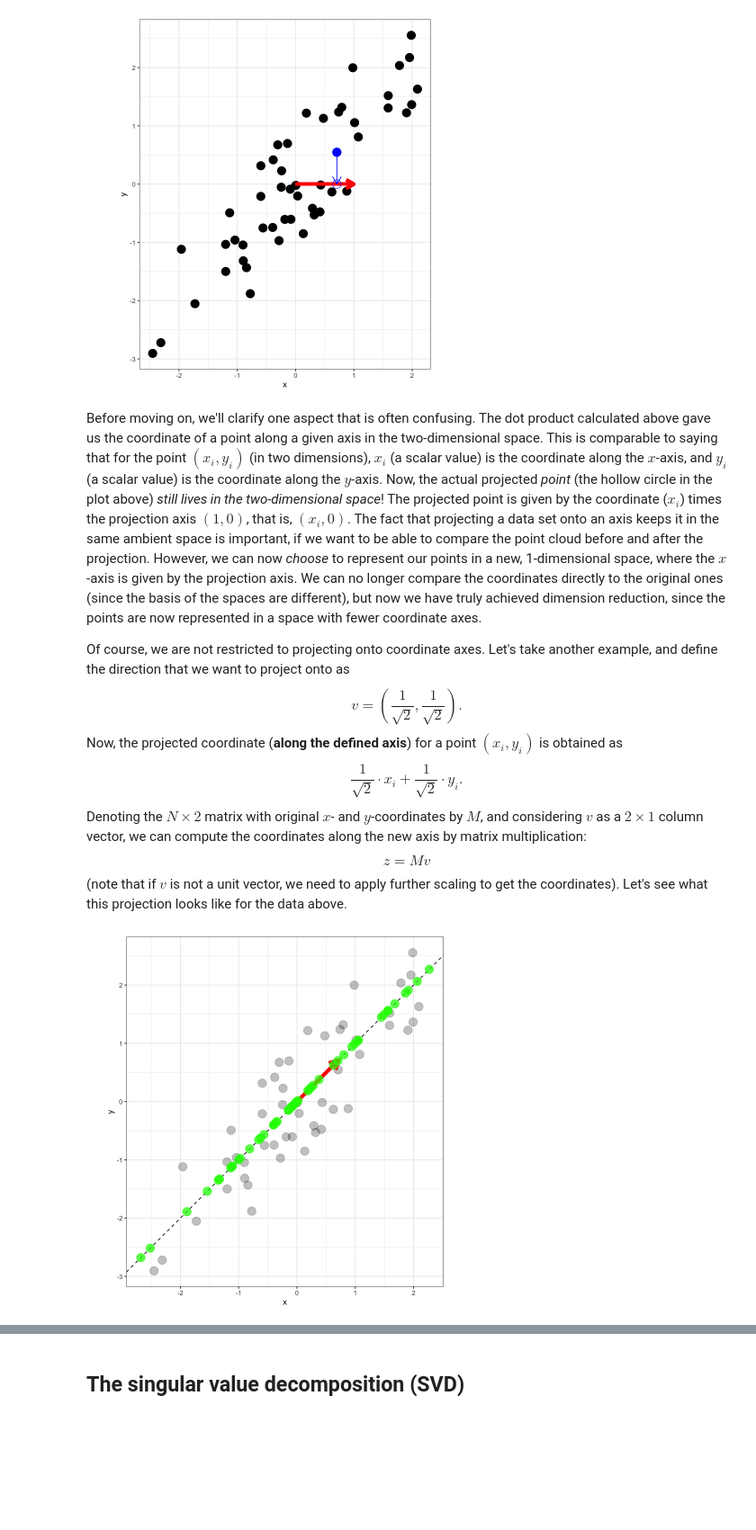
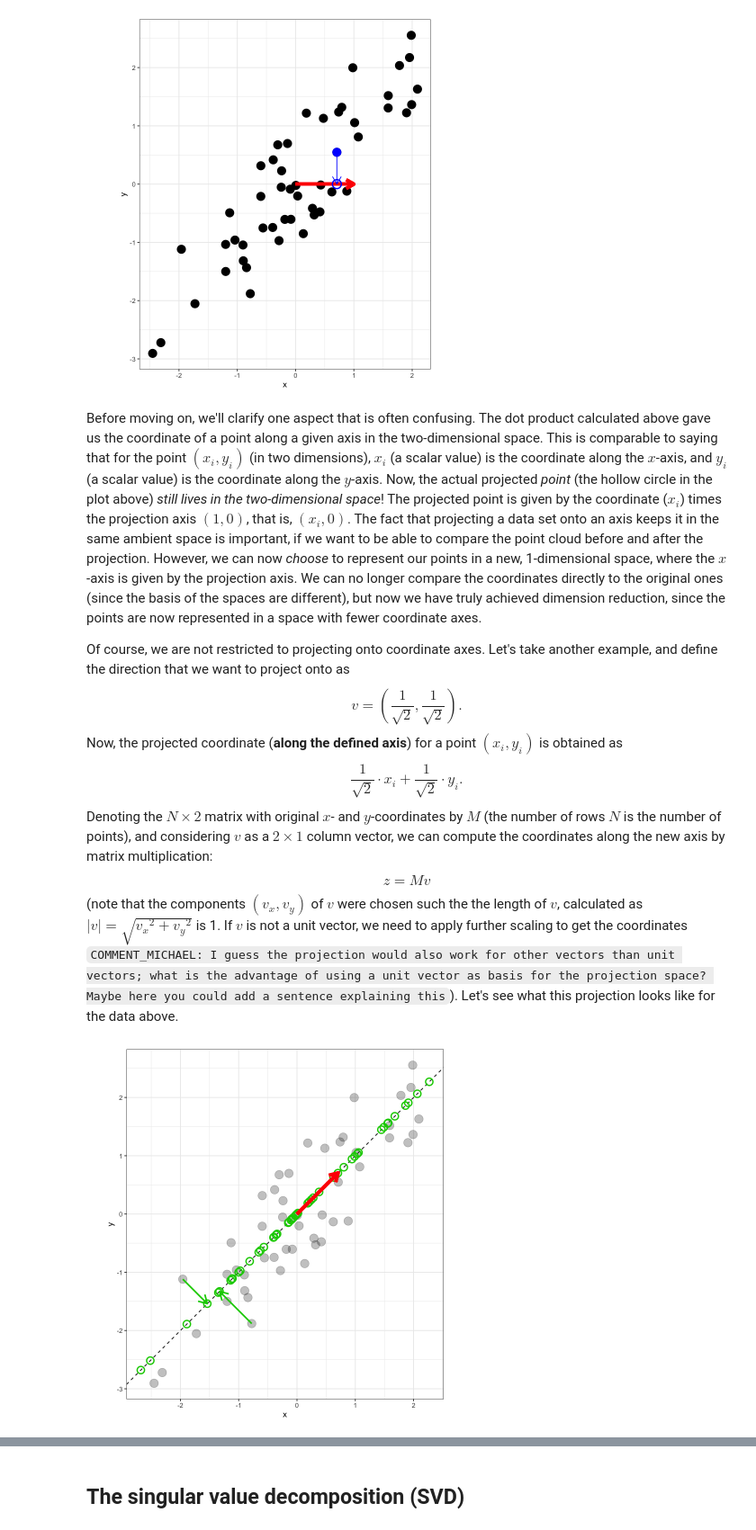
Before and after one commit to fmicompbio/PCA_intro2020, a Jupyter notebook: pca-intro.ipynb, the cells around one changed output, grey strips where cells are left out. Shown at 90% size. Saved outputs shown, nothing was run; the diff lists cells and outputs as text; code cells hidden in the pictures; blank space fills up the shorter version.

Commit message:
some comments/edits/additions

```diff
--- a/pca-intro.ipynb
+++ b/pca-intro.ipynb
@@ -105,18 +105,21 @@ ggplot(df) + coord_fixed() + geom_point(aes(x = x, y = y), size = 5) + theme_bw(
 # %% [markdown]
 Before moving on, we'll clarify one aspect that is often confusing. The dot product calculated above gave us the coordinate of a point along a given axis in the two-dimensional space. This is comparable to saying that for the point $(x_i,y_i)$ (in two dimensions), $x_i$ (a scalar value) is the coordinate along the $x$-axis, and $y_i$ (a scalar value) is the coordinate along the $y$-axis. Now, the actual projected _point_ (the hollow circle in the plot above) _still lives in the two-dimensional space_! The projected point is given by the coordinate ($x_i$) times the projection axis $(1, 0)$, that is, $(x_i, 0)$. The fact that projecting a data set onto an axis keeps it in the same ambient space is important, if we want to be able to compare the point cloud before and after the projection. However, we can now _choose_ to represent our points in a new, 1-dimensional space, where the $x$-axis is given by the projection axis. We can no longer compare the coordinates directly to the original ones (since the basis of the spaces are different), but now we have truly achieved dimension reduction, since the points are now represented in a space with fewer coordinate axes.
 
-Of course, we are not restricted to projecting onto coordinate axes. Let's take another example, and define the direction that we want to project onto as $$v=\left(\frac{1}{\sqrt{2}}, \frac{1}{\sqrt{2}}\right).$$Now, the projected coordinate (__along the defined axis__) for a point $(x_i, y_i)$ is obtained as $$\frac{1}{\sqrt{2}}\cdot x_i + \frac{1}{\sqrt{2}}\cdot y_i.$$Denoting the $N\times 2$ matrix with original $x$- and $y$-coordinates by $M$, and considering $v$ as a $2\times 1$ column vector, we can compute the coordinates along the new axis by matrix multiplication:$$z=Mv$$(note that if $v$ is not a unit vector, we need to apply further scaling to get the coordinates). Let's see what this projection looks like for the data above.
+Of course, we are not restricted to projecting onto coordinate axes. Let's take another example, and define the direction that we want to project onto as $$v=\left(\frac{1}{\sqrt{2}}, \frac{1}{\sqrt{2}}\right).$$Now, the projected coordinate (__along the defined axis__) for a point $(x_i, y_i)$ is obtained as $$\frac{1}{\sqrt{2}}\cdot x_i + \frac{1}{\sqrt{2}}\cdot y_i.$$Denoting the $N\times 2$ matrix with original $x$- and $y$-coordinates by $M$ (the number of rows $N$ is the number of points), and considering $v$ as a $2\times 1$ column vector, we can compute the coordinates along the new axis by matrix multiplication:$$z=Mv$$(note that the components $(v_x, v_y)$ of $v$ were chosen such the the length of $v$, calculated as $\lvert v \rvert = \sqrt{{v_x}^2 + {v_y}^2}$ is 1. If $v$ is not a unit vector, we need to apply further scaling to get the coordinates `COMMENT_MICHAEL: I guess the projection would also work for other vectors than unit vectors; what is the advantage of using a unit vector as basis for the projection space? Maybe here you could add a sentence explaining this`). Let's see what this projection looks like for the data above.
 # %%
 a <- b <- 1/sqrt(2)
 v <- rbind(a, b)
 df0 <- c(as.matrix(df) %*% v)
 ggplot(df) + coord_fixed() + theme_bw() +
   geom_point(aes(x = x, y = y), size = 5, alpha = 0.25) +
   geom_abline(slope = 1, intercept = 0, linetype = "dashed") +
+  geom_point(data = data.frame(x = df0 * a, y = df0 * b),
+             aes(x = x, y = y), shape = 1, color = "green3", size = 3.75, stroke = 1.25) +
   geom_segment(aes(x = 0, y = 0, xend = a, yend = a),
                arrow = arrow(length = unit(0.03, "npc")), size = 2, color = "red") +
-  geom_point(data = data.frame(x = df0 * a, y = df0 * b),
-             aes(x = x, y = y), color = "green", size = 5, alpha = 0.75)
+  geom_segment(data = cbind(df, xend = df0 * a, yend = df0 * b)[c(35, 42), ],
+               aes(x = x, y = y, xend = xend, yend = yend),
+               arrow = arrow(length = unit(0.03, "npc")), size = 1, color = "green3")
 # %% [output]
-[figure, old version]
+[figure, new version]
 # %% [markdown]
```
Also changed, not shown: parts of 25 cells of this notebook.
